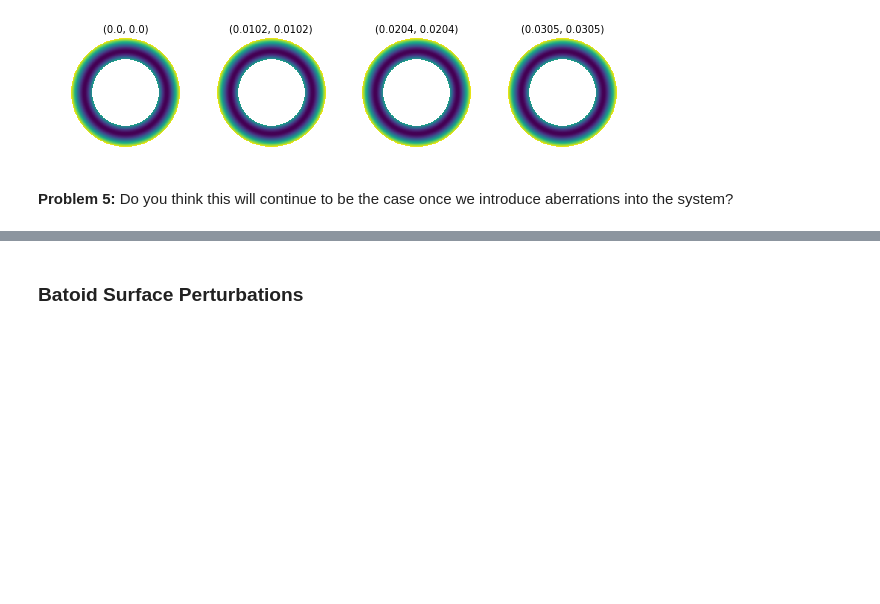
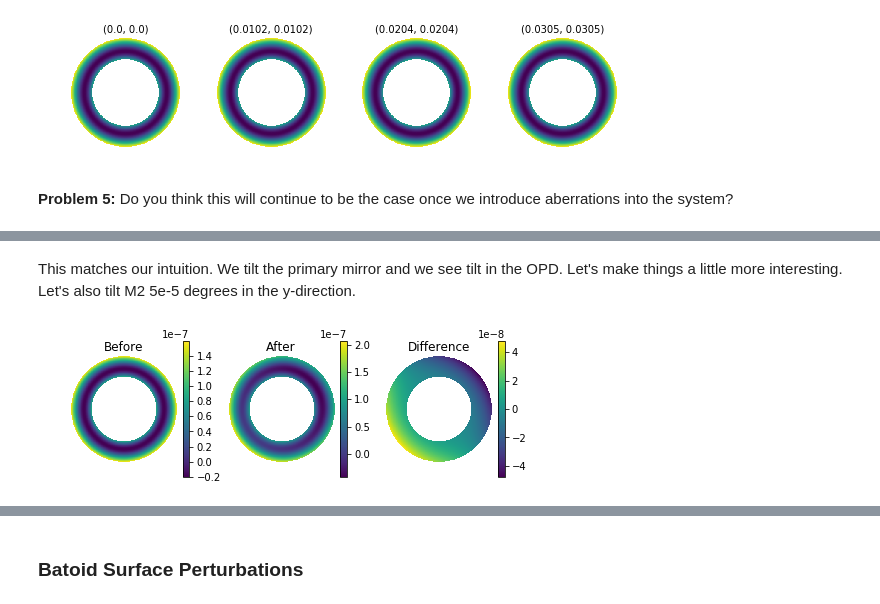
Before and after one commit to davidthomas5412/ForwardModelingLSSTDonuts, a Jupyter notebook: notebooks/RaytracingAndFittingTheOPD.ipynb, the cells around one changed output, grey strips where cells are left out. Drawn from its saved outputs; the diff is of its cells as text; code cells hidden in the pictures; blank space fills up the shorter version.

```diff
--- a/notebooks/RaytracingAndFittingTheOPD.ipynb
+++ b/notebooks/RaytracingAndFittingTheOPD.ipynb
@@ -279,0 +418,14 @@ for i,ax in enumerate(axes):
+# %% [markdown]
+This matches our intuition. We tilt the primary mirror and we see tilt in the OPD. Let's make things a little more interesting. Let's also tilt M2 5e-5 degrees in the y-direction.
+# %%
+rotAngle1 = 1e-5
+rotAngle2 = 5e-5
+rot1 = batoid.RotX(np.deg2rad(rotAngle1))
+rot2 = batoid.RotY(np.deg2rad(rotAngle2))
+rotOptic = optic.withLocallyRotatedOptic('LSST.M1', rot1)
+rotOptic = rotOptic.withLocallyRotatedOptic('LSST.M2', rot2)
+after = opd(rotOptic, theta_x, theta_y)
+
+plotDifference(before, after)
+# %% [output]
+[figure, added]
```
Also changed, not shown: parts of 36 cells of this notebook.
